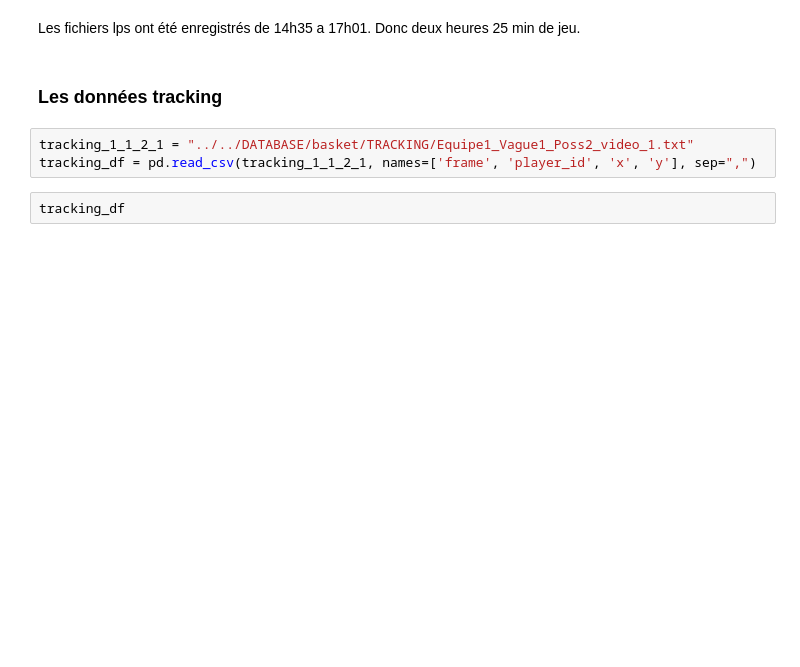
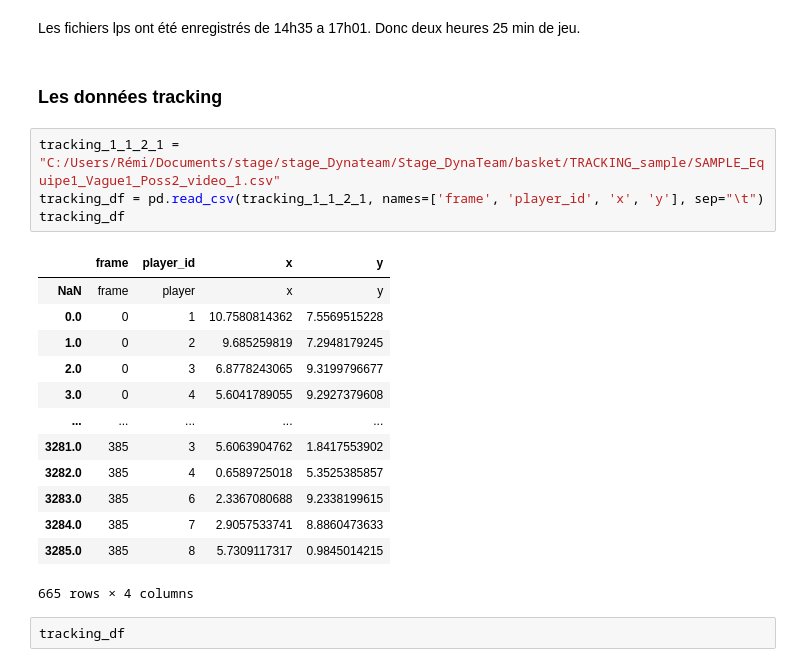
Before and after one commit to Uthmankontao/Stage_DynaTeam, a Jupyter notebook: notebooks/05_basket_viz.ipynb, the cells around one changed output. Drawn from its saved outputs; the diff is of its cells as text; blank space fills up the shorter version.

```diff
--- a/notebooks/05_basket_viz.ipynb
+++ b/notebooks/05_basket_viz.ipynb
@@ -94,8 +190,23 @@ Les fichiers lps ont été enregistrés de 14h35 a 17h01. Donc deux heures 25 mi
 # %% [markdown]
 ### Les données tracking
 # %%
-tracking_1_1_2_1 = "../../DATABASE/basket/TRACKING/Equipe1_Vague1_Poss2_video_1.txt"
-tracking_df = pd.read_csv(tracking_1_1_2_1, names=['frame', 'player_id', 'x', 'y'], sep=",")
+tracking_1_1_2_1 = "C:/Users/Rémi/Documents/stage/stage_Dynateam/Stage_DynaTeam/basket/TRACKING_sample/SAMPLE_Equipe1_Vague1_Poss2_video_1.csv"
+tracking_df = pd.read_csv(tracking_1_1_2_1, names=['frame', 'player_id', 'x', 'y'], sep="\t")
+tracking_df
+# %% [output]
+|  | frame | player_id | x | y |
+| NaN | frame | player | x | y |
+| 0.0 | 0 | 1 | 10.7580814362 | 7.5569515228 |
+| 1.0 | 0 | 2 | 9.685259819 | 7.2948179245 |
+| 2.0 | 0 | 3 | 6.8778243065 | 9.3199796677 |
+| 3.0 | 0 | 4 | 5.6041789055 | 9.2927379608 |
+| ... | ... | ... | ... | ... |
+| 3281.0 | 385 | 3 | 5.6063904762 | 1.8417553902 |
+| 3282.0 | 385 | 4 | 0.6589725018 | 5.3525385857 |
+| 3283.0 | 385 | 6 | 2.3367080688 | 9.2338199615 |
+| 3284.0 | 385 | 7 | 2.9057533741 | 8.8860473633 |
+| 3285.0 | 385 | 8 | 5.7309117317 | 0.9845014215 |
+665 rows × 4 columns
 # %%
 tracking_df
 # %% [output]
```
Also changed, not shown: parts of 11 cells of this notebook.
